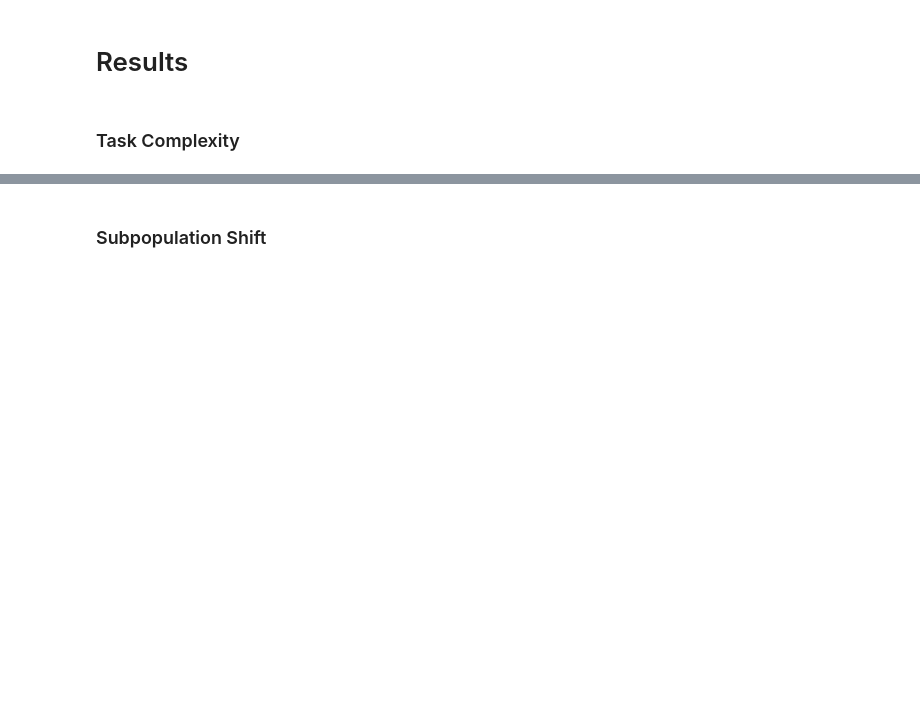
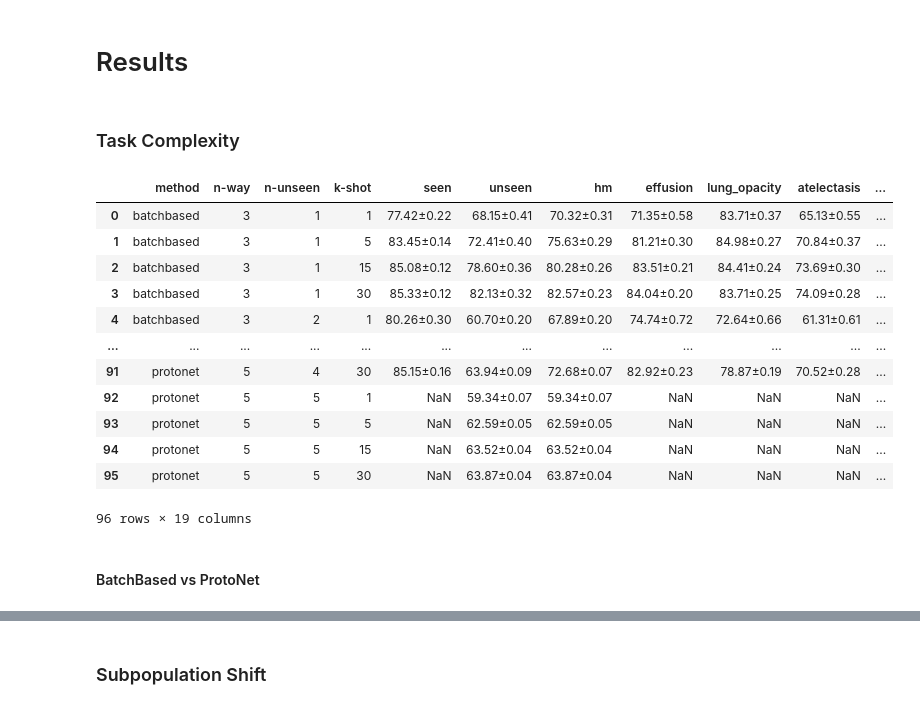
Before and after one commit to bereml/Meta-CXR-dev, a Jupyter notebook: notes/paper.ipynb, the cells around one changed output, grey strips where cells are left out. Saved outputs shown, nothing was run; the diff lists cells and outputs as text; code cells hidden in the pictures; blank space fills up the shorter version.

```diff
--- a/notes/paper.ipynb
+++ b/notes/paper.ipynb
@@ -52,0 +51,35 @@ makedirs(plots_dir, exist_ok=True)
+# %%
+def load_task_complexity_df():
+    path = join(results_dir, 'task_compĺexity', 'exp_mtst.csv')
+    df = pd.read_csv(path)
+
+    df[['method', 'n-way', 'n-unseen', 'k-shot']] = df['run'].str.split('_', expand=True)
+    df['n-way'] = df['n-way'].str[5:].astype(int)
+    df['n-unseen'] = df['n-unseen'].str[7:].astype(int)
+    df['k-shot'] = df['k-shot'].str[6:].astype(int)
+    # df['BatchBased'] = df['BatchBased_HM']
+    # df['ProtoNet'] = df['ProtoNet_HM']
+    # df['HM'] = df['hm']
+
+    # df = df[['n-way', 'n-unseen', 'k-shot', 'BatchBased', 'ProtoNet']]
+    df = df[['method', 'n-way', 'n-unseen', 'k-shot'] + df.columns.tolist()[1:-4]]
+    return df
+
+task_complexity_df = load_task_complexity_df()
+task_complexity_df
+# %% [output]
+|  | method | n-way | n-unseen | k-shot | seen | unseen | hm | effusion | lung_opacity | atelectasis | ... |
+| 0 | batchbased | 3 | 1 | 1 | 77.42±0.22 | 68.15±0.41 | 70.32±0.31 | 71.35±0.58 | 83.71±0.37 | 65.13±0.55 | ... |
+| 1 | batchbased | 3 | 1 | 5 | 83.45±0.14 | 72.41±0.40 | 75.63±0.29 | 81.21±0.30 | 84.98±0.27 | 70.84±0.37 | ... |
+| 2 | batchbased | 3 | 1 | 15 | 85.08±0.12 | 78.60±0.36 | 80.28±0.26 | 83.51±0.21 | 84.41±0.24 | 73.69±0.30 | ... |
+| 3 | batchbased | 3 | 1 | 30 | 85.33±0.12 | 82.13±0.32 | 82.57±0.23 | 84.04±0.20 | 83.71±0.25 | 74.09±0.28 | ... |
+| 4 | batchbased | 3 | 2 | 1 | 80.26±0.30 | 60.70±0.20 | 67.89±0.20 | 74.74±0.72 | 72.64±0.66 | 61.31±0.61 | ... |
+| ... | ... | ... | ... | ... | ... | ... | ... | ... | ... | ... | ... |
+| 91 | protonet | 5 | 4 | 30 | 85.15±0.16 | 63.94±0.09 | 72.68±0.07 | 82.92±0.23 | 78.87±0.19 | 70.52±0.28 | ... |
+| 92 | protonet | 5 | 5 | 1 | NaN | 59.34±0.07 | 59.34±0.07 | NaN | NaN | NaN | ... |
+| 93 | protonet | 5 | 5 | 5 | NaN | 62.59±0.05 | 62.59±0.05 | NaN | NaN | NaN | ... |
+| 94 | protonet | 5 | 5 | 15 | NaN | 63.52±0.04 | 63.52±0.04 | NaN | NaN | NaN | ... |
+| 95 | protonet | 5 | 5 | 30 | NaN | 63.87±0.04 | 63.87±0.04 | NaN | NaN | NaN | ... |
+96 rows × 19 columns
+# %% [markdown]
+#### BatchBased vs ProtoNet
```
Also changed, not shown: parts of 15 cells of this notebook, 13 other files.
